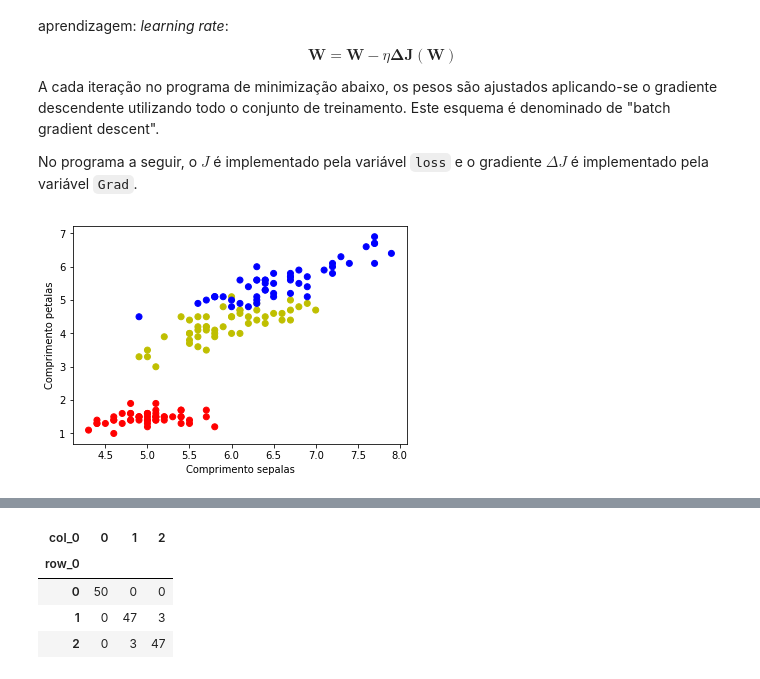
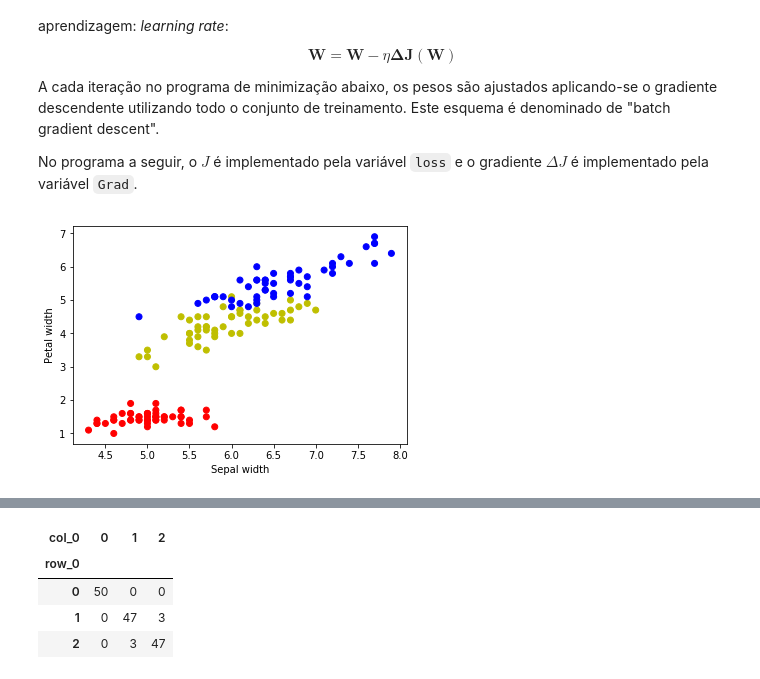
Before and after one commit to ddearauj/sub_par_lib_for_learning_purpose, a Jupyter notebook: classification/Logistic Regression.ipynb, the cells around one changed output, grey strips where cells are left out. Drawn from its saved outputs; the diff is of its cells as text; code cells hidden in the pictures.

```diff
--- a/classification/Logistic Regression.ipynb
+++ b/classification/Logistic Regression.ipynb
@@ -116,23 +116,23 @@ def train(X, y, eta=0.15, iterations=10000, W=None):
 # %%
 # testando no iris
 
 from sklearn.datasets import load_iris
 
 iris = load_iris()
 X = iris.data[:,::2]  # comprimento das sépalas e pétalas, indices 0 e 2
 Y = iris.target
 
 X = pd.DataFrame(X, columns=['comprimento sepalas','comprimento petalas'])
 y = pd.DataFrame(Y, columns=['Type'])
 y['Type'] = y['Type'].astype(str)
 
 colors = np.array(['r','y','b'])
 plt.scatter(X['comprimento sepalas'], X['comprimento petalas'], c=colors[Y])
-plt.xlabel('Comprimento sepalas')
-plt.ylabel('Comprimento petalas')
+plt.xlabel('Sepal width')
+plt.ylabel('Petal width')
 plt.show()
 # %% [output]
-[figure, old version]
+[figure, new version]
 # %%
 y = pd.get_dummies(y)
 
```
Also changed, not shown: parts of 8 cells of this notebook, 11 other files.
